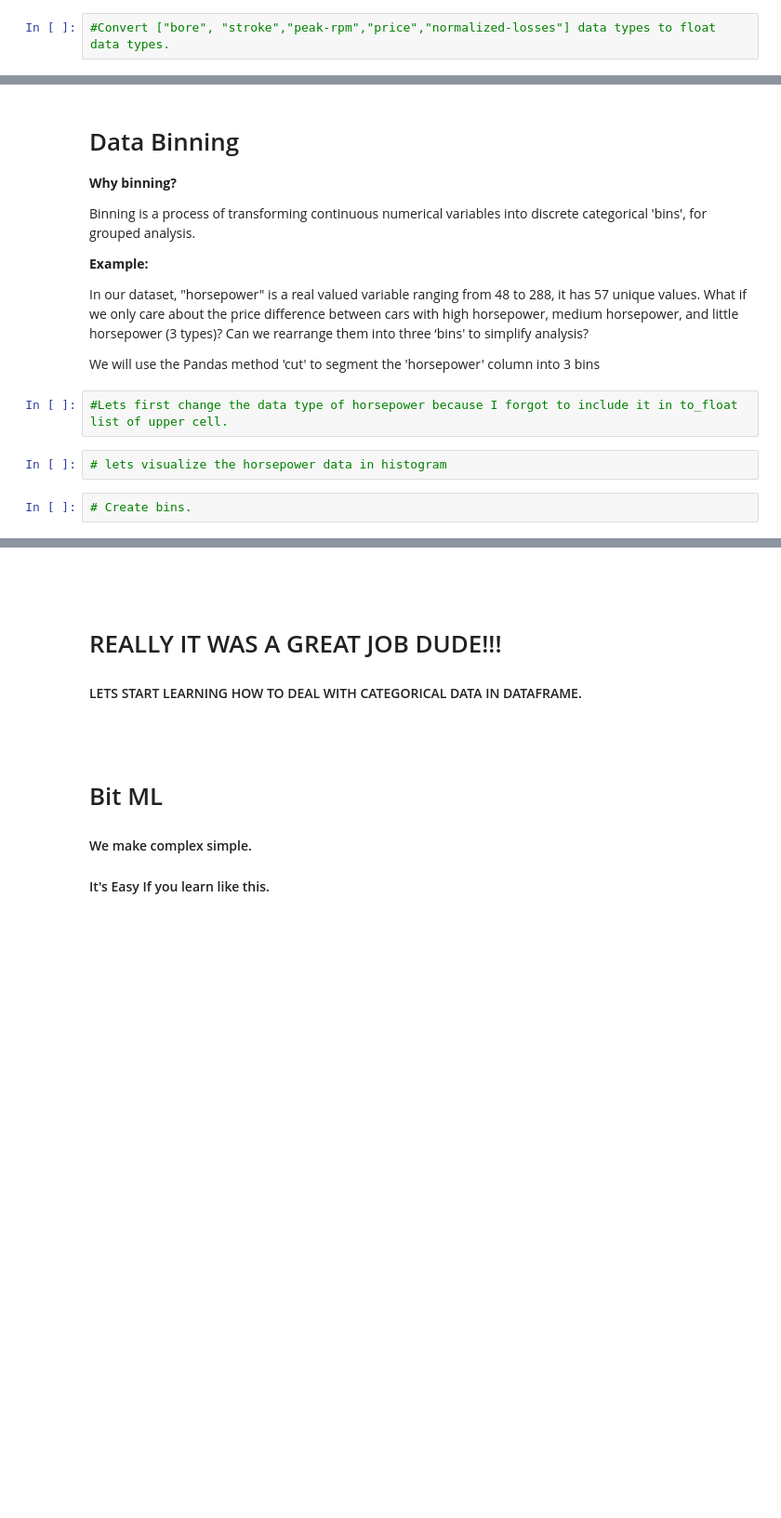
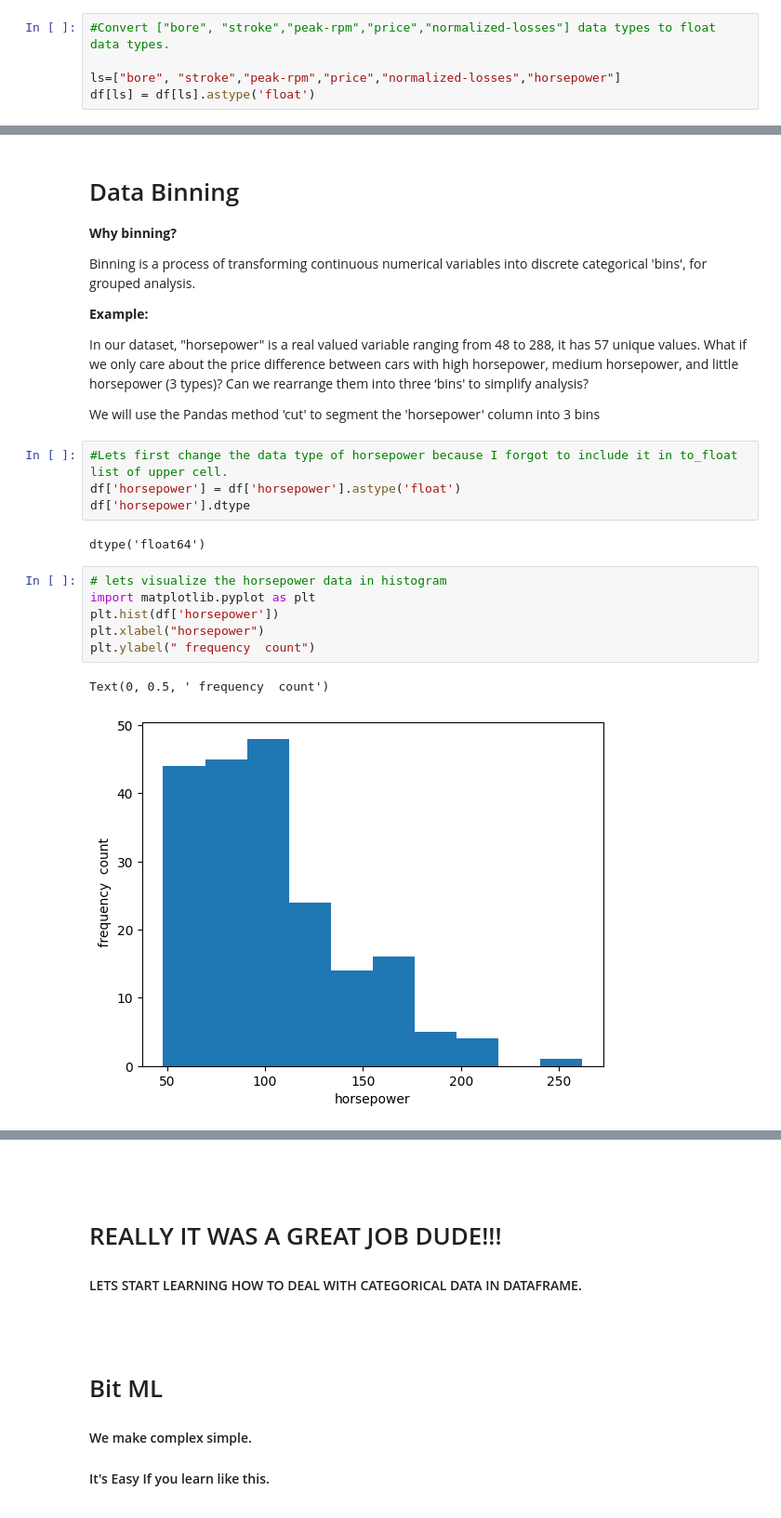
Before and after one commit to foysalpranto121/Data-Pre-Processing-In-ML, a Jupyter notebook: 3 - Data Formatting & Data Binning/3 - Data Formatting & Data Binning/Data Foramtting and Data Binning Solution Notebook.ipynb, the cells around one changed output, grey strips where cells are left out. Shown at 93% size. Drawn from its saved outputs; the diff is of its cells as text; blank space fills up the shorter version.

```diff
--- a/3 - Data Formatting & Data Binning/3 - Data Formatting & Data Binning/Data Foramtting and Data Binning Solution Notebook.ipynb
+++ b/3 - Data Formatting & Data Binning/3 - Data Formatting & Data Binning/Data Foramtting and Data Binning Solution Notebook.ipynb
@@ -357,5 +400,8 @@ memory usage: 41.0+ KB
 #You can check it by exporting the correct dataset and then reload it again in dataframe as I have shown in tutorial.
 # %%
 #Convert ["bore", "stroke","peak-rpm","price","normalized-losses"] data types to float data types.
+
+ls=["bore", "stroke","peak-rpm","price","normalized-losses","horsepower"]
+df[ls] = df[ls].astype('float')
 # %%
 #Check it with info method.
@@ -373,7 +438,16 @@ memory usage: 41.0+ KB
 <p>We will use the Pandas method 'cut' to segment the 'horsepower' column into 3 bins </p>
 # %%
 #Lets first change the data type of horsepower because I forgot to include it in to_float list of upper cell.
+df['horsepower'] = df['horsepower'].astype('float')
+df['horsepower'].dtype
+# %% [output]
+dtype('float64')
 # %%
 # lets visualize the horsepower data in histogram
+import matplotlib.pyplot as plt
+plt.hist(df['horsepower'])
+plt.xlabel("horsepower")
+plt.ylabel(" frequency  count")
+# %% [output]
+Text(0, 0.5, ' frequency  count')
+[figure, added]
-# %%
-# Create bins.
```
Also changed, not shown: parts of 18 cells of this notebook.
